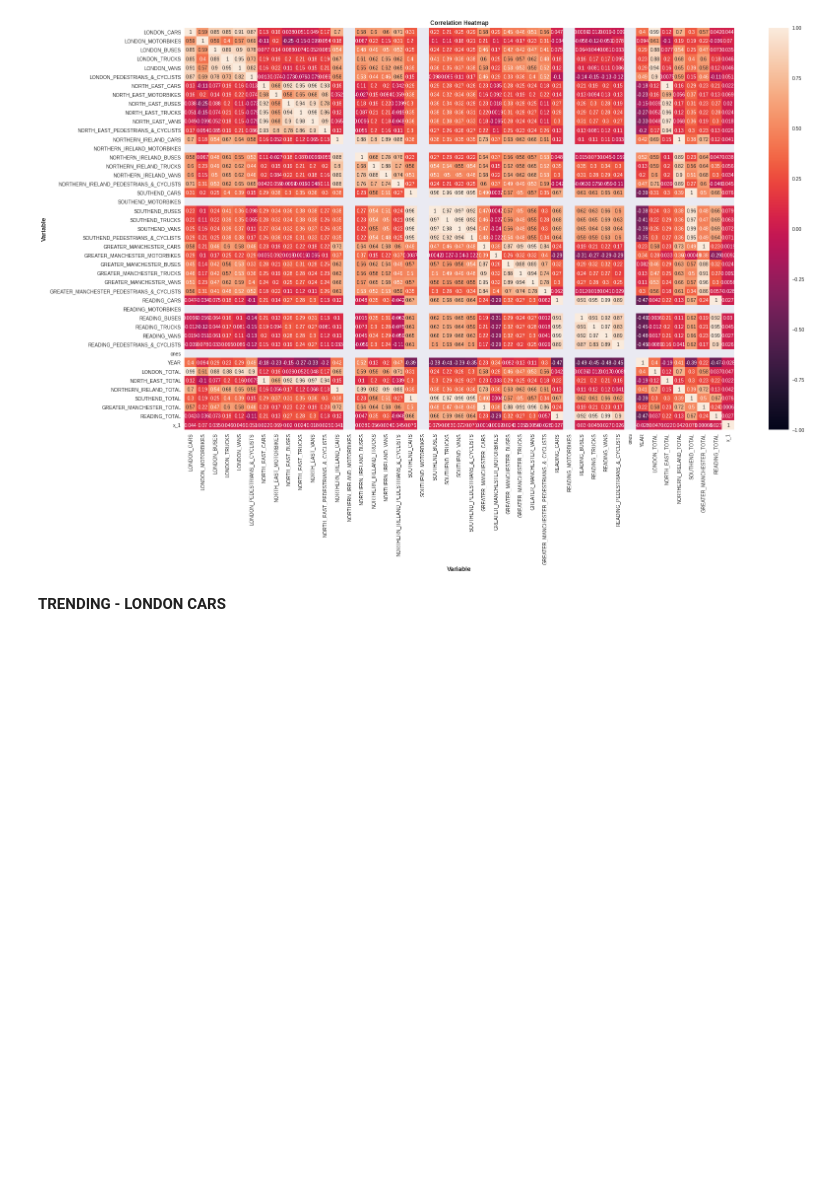
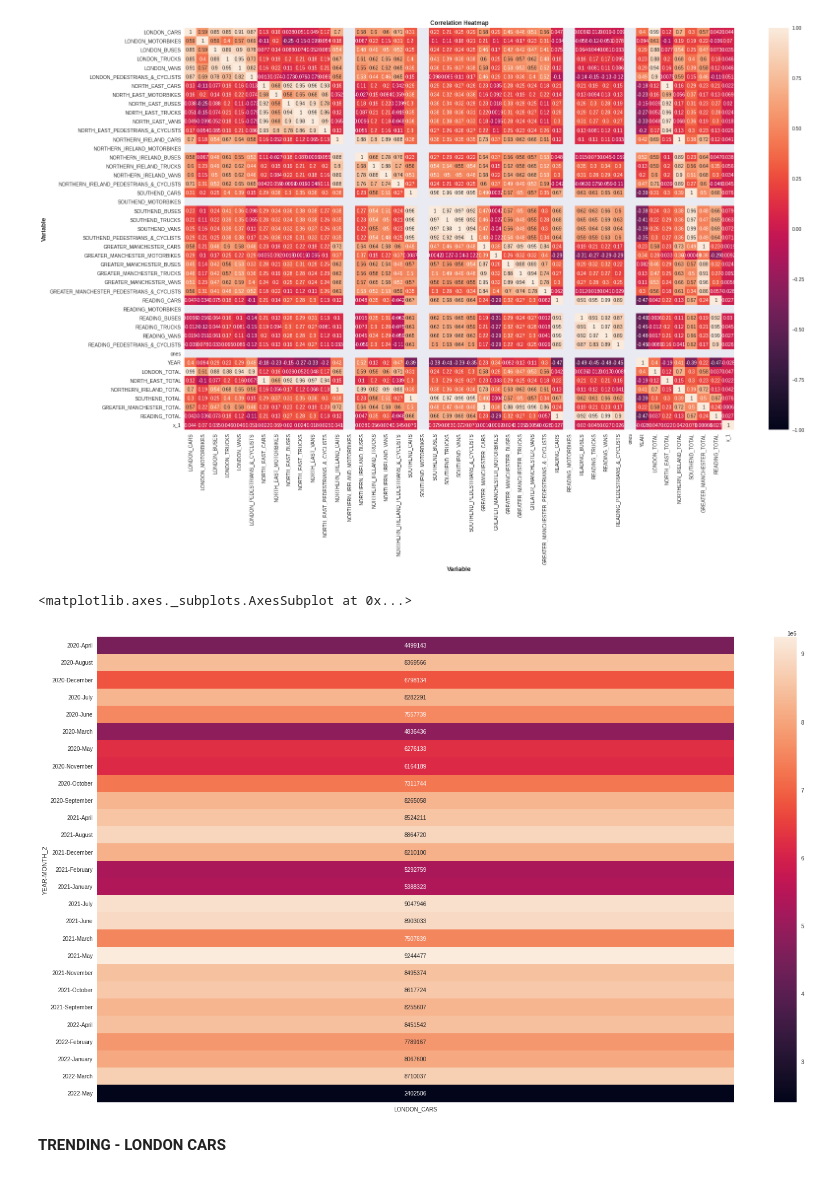
Before and after one commit to ravsheerRSA/Python_Training, a Jupyter notebook: training.ipynb, the cells around one changed output. Saved outputs shown, nothing was run; the diff lists cells and outputs as text; code cells hidden in the pictures; blank space fills up the shorter version.

```diff
--- a/training.ipynb
+++ b/training.ipynb
@@ -665,6 +658,16 @@ plt.title('Correlation Heatmap', fontweight='bold') ## title
 plt.show()
 # %% [output]
 [figure]
+# %%
+heat_map_ldn = df.groupby(['YEAR', 'MONTH_2']).agg('sum')
+
+
+plt.figure(figsize=(25,15))
+
+sns.heatmap(heat_map_ldn[['LONDON_CARS']], annot=True, fmt="d")
+# %% [output]
+<matplotlib.axes._subplots.AxesSubplot at 0x...>
+[figure, added]
 # %% [markdown]
 **TRENDING - LONDON CARS**
 # %%
```
Also changed, not shown: parts of 15 cells of this notebook.
